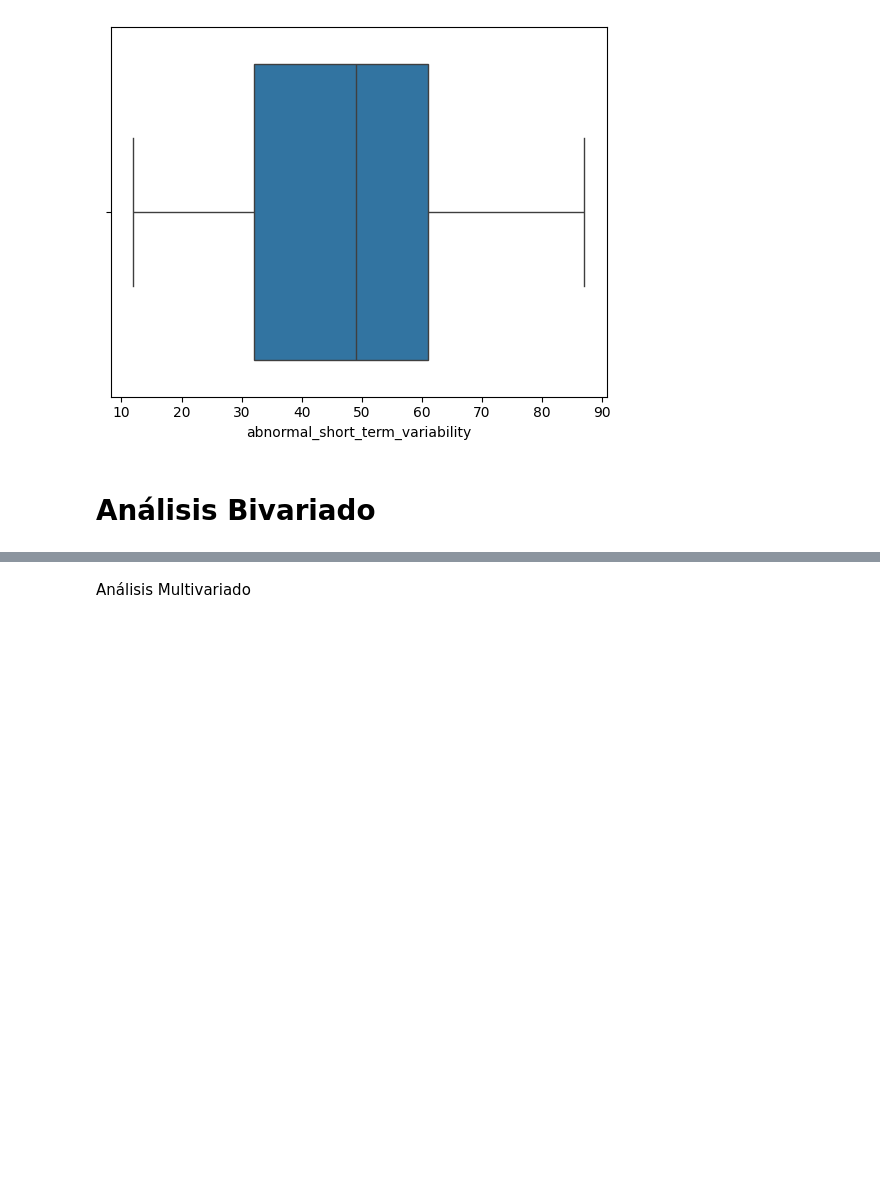
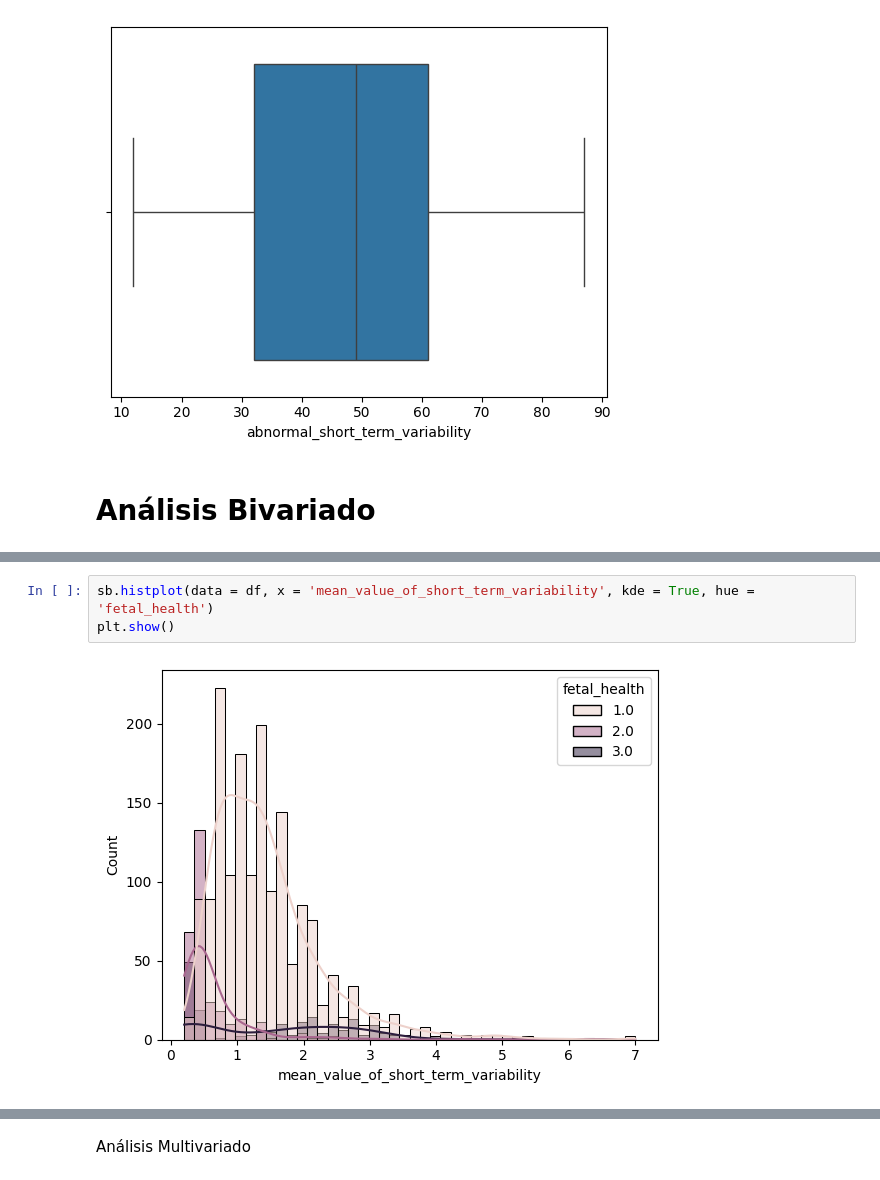
Before and after one commit to heldigard/Model_Explor_AnaliticaDatos, a Jupyter notebook: exploracion_de_datos.ipynb, the cells around one changed output, grey strips where cells are left out. Cells and saved outputs as stored; diff of their text form; blank space fills up the shorter version.

```diff
--- a/exploracion_de_datos.ipynb
+++ b/exploracion_de_datos.ipynb
@@ -304,0 +310,5 @@ plt.show()
+# %%
+sb.histplot(data = df, x = 'mean_value_of_short_term_variability', kde = True, hue = 'fetal_health')
+plt.show()
+# %% [output]
+[figure, added]
```
Also changed, not shown: parts of 6 cells of this notebook.
